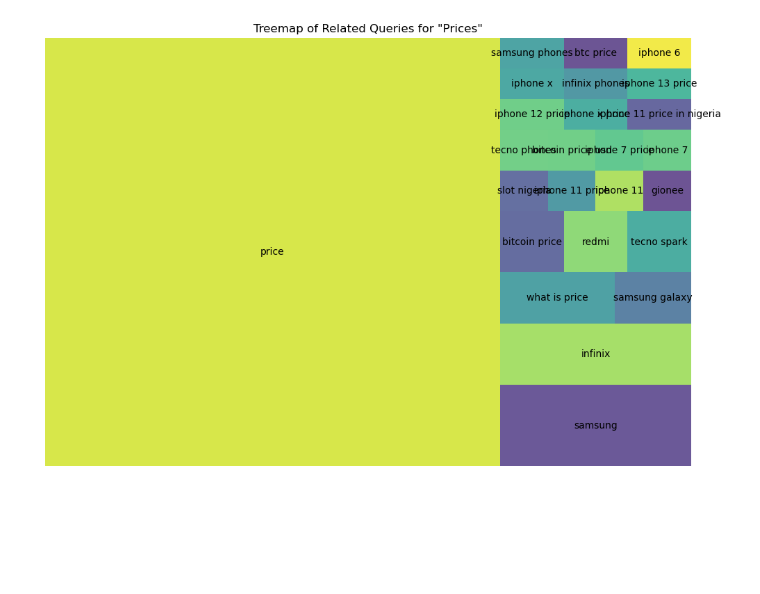
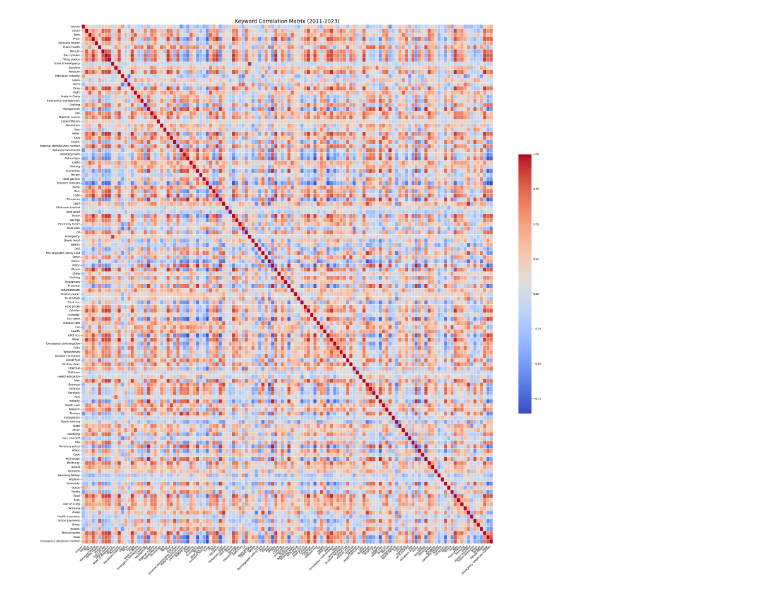
Before and after one commit to MartinsAwojide/inflation_nowcast, a Jupyter notebook: EDA.ipynb, the cells around one changed output. Saved outputs shown, nothing was run; the diff lists cells and outputs as text; code cells hidden in the pictures; blank space fills up the shorter version.

Commit message:
ADD: Major EDA and resulting plots

```diff
--- a/EDA.ipynb
+++ b/EDA.ipynb
@@ -262,15 +0,0 @@ plt.show()
-# %%
-# Define a threshold for displaying labels
-threshold = 5000  # Adjust this value as needed
-
-# Create a list of labels, replacing small values with an empty string
-labels = [label if size > threshold else '' for label, size in zip(price_q['relatedQueries (price)'], price_q['count'])]
-# Create a treemap
-plt.figure(figsize=(12, 8))
-squarify.plot(sizes=price_q['count'], label=price_q['relatedQueries (price)'], alpha=0.8)
-plt.axis('off')
-plt.title('Treemap of Related Queries for "Prices"')
-plt.savefig('./tm_prices.png')
-plt.show()
-# %% [output]
-[figure, removed]
@@ -276,0 +19,31 @@ plt.show()
+# %%
+# Keyword Correlation Matrix
+
+# Get trends data 2011-2023 from the 2011-2024 csv file
+
+trends = pd.read_csv('combined_trends_data_2011_2024.csv')
+
+# select only keywords
+trends_keywords = trends.iloc[:, 1:]
+
+# select only rows with 'Month' between 2011-01 and 2023-12
+trends_keywords_2011_2023 = trends_keywords[(trends['Month'] >= '2011-01') & (trends['Month'] <= '2023-12')]
+
+# display dataframe
+trends_keywords_2011_2023.head()
+
+# Get the correlation matrix
+corr = trends_keywords_2011_2023.corr()
+
+# Set up the matplotlib figure
+plt.figure(figsize=(30, 30))
+# Draw the heatmap with the mask and correct aspect ratio
+sns.heatmap(corr, cmap='coolwarm', linewidths=0.5, cbar_kws={"shrink": .5})
+plt.title('Keyword Correlation Matrix (2011-2023)', fontsize=20)
+plt.xticks(rotation=45, ha='right')
+plt.yticks(rotation=0)
+plt.tight_layout()
+plt.savefig('keyword_correlation_matrix_2011_2023.png', dpi=300)
+plt.show()
+# %% [output]
+[figure, added]
```
Also changed, not shown: parts of 53 cells of this notebook, 21 other files.
